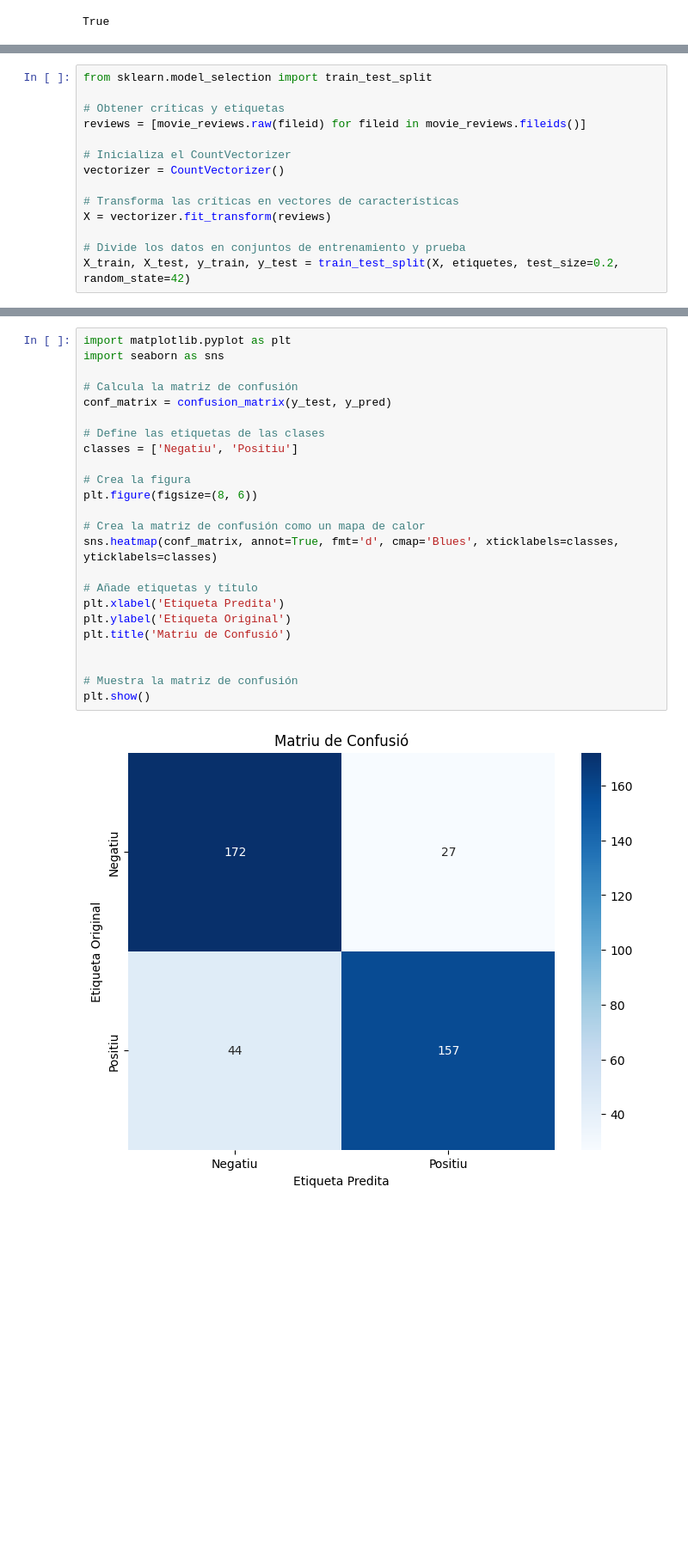
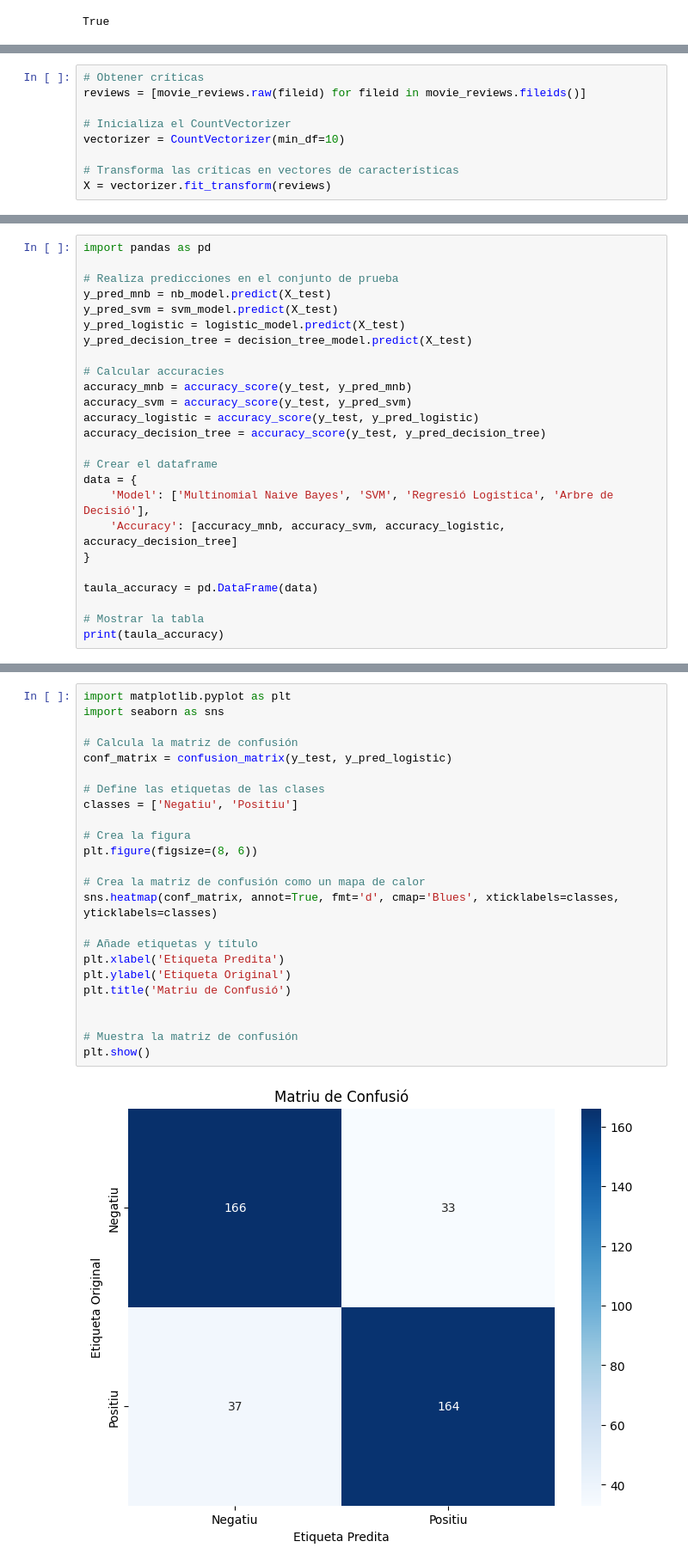
Before and after one commit to polmf/Detecci-d-opinions, a Jupyter notebook: prova.ipynb, the cells around one changed output, grey strips where cells are left out. Shown: that part at 86% size. Cells and saved outputs as stored; diff of their text form; blank space fills up the shorter version.

Commit message:
diferents models

```diff
--- a/prova.ipynb
+++ b/prova.ipynb
@@ -38,14 +80,9 @@ featuresets = [(document_features(d), c) for (d,c) in documents]
 # %%
-from sklearn.model_selection import train_test_split
-
-# Obtener críticas y etiquetas
+# Obtener críticas
 reviews = [movie_reviews.raw(fileid) for fileid in movie_reviews.fileids()]
 
 # Inicializa el CountVectorizer
-vectorizer = CountVectorizer()
+vectorizer = CountVectorizer(min_df=10)
 
 # Transforma las críticas en vectores de características
 X = vectorizer.fit_transform(reviews)
-
-# Divide los datos en conjuntos de entrenamiento y prueba
-X_train, X_test, y_train, y_test = train_test_split(X, etiquetes, test_size=0.2, random_state=42)
@@ -70,0 +152,25 @@ Accuracy: 0.8225
+# %%
+import pandas as pd
+
+# Realiza predicciones en el conjunto de prueba
+y_pred_mnb = nb_model.predict(X_test)
+y_pred_svm = svm_model.predict(X_test)
+y_pred_logistic = logistic_model.predict(X_test)
+y_pred_decision_tree = decision_tree_model.predict(X_test)
+
+# Calcular accuracies
+accuracy_mnb = accuracy_score(y_test, y_pred_mnb)
+accuracy_svm = accuracy_score(y_test, y_pred_svm)
+accuracy_logistic = accuracy_score(y_test, y_pred_logistic)
+accuracy_decision_tree = accuracy_score(y_test, y_pred_decision_tree)
+
+# Crear el dataframe
+data = {
+    'Model': ['Multinomial Naive Bayes', 'SVM', 'Regresió Logistica', 'Arbre de Decisió'],
+    'Accuracy': [accuracy_mnb, accuracy_svm, accuracy_logistic, accuracy_decision_tree]
+}
+
+taula_accuracy = pd.DataFrame(data)
+
+# Mostrar la tabla
+print(taula_accuracy)
@@ -71,26 +183,26 @@ Accuracy: 0.8225
 # %%
 import matplotlib.pyplot as plt
 import seaborn as sns
 
 # Calcula la matriz de confusión
-conf_matrix = confusion_matrix(y_test, y_pred)
+conf_matrix = confusion_matrix(y_test, y_pred_logistic)
 
 # Define las etiquetas de las clases
 classes = ['Negatiu', 'Positiu']
 
 # Crea la figura
 plt.figure(figsize=(8, 6))
 
 # Crea la matriz de confusión como un mapa de calor
 sns.heatmap(conf_matrix, annot=True, fmt='d', cmap='Blues', xticklabels=classes, yticklabels=classes)
 
 # Añade etiquetas y título
 plt.xlabel('Etiqueta Predita')
 plt.ylabel('Etiqueta Original')
 plt.title('Matriu de Confusió')
 
 
 # Muestra la matriz de confusión
 plt.show()
 # %% [output]
-[figure, old version]
+[figure, new version]
```
Also changed, not shown: parts of 8 cells of this notebook.
